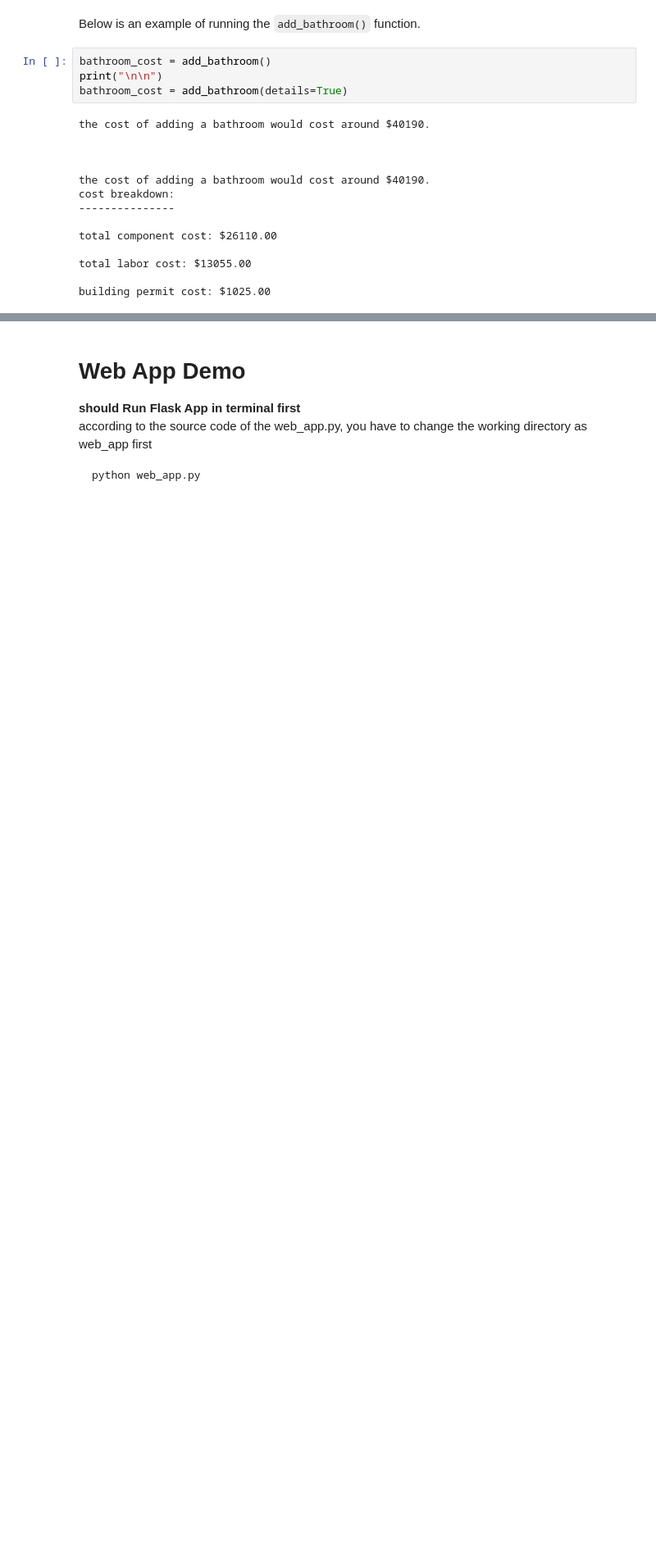
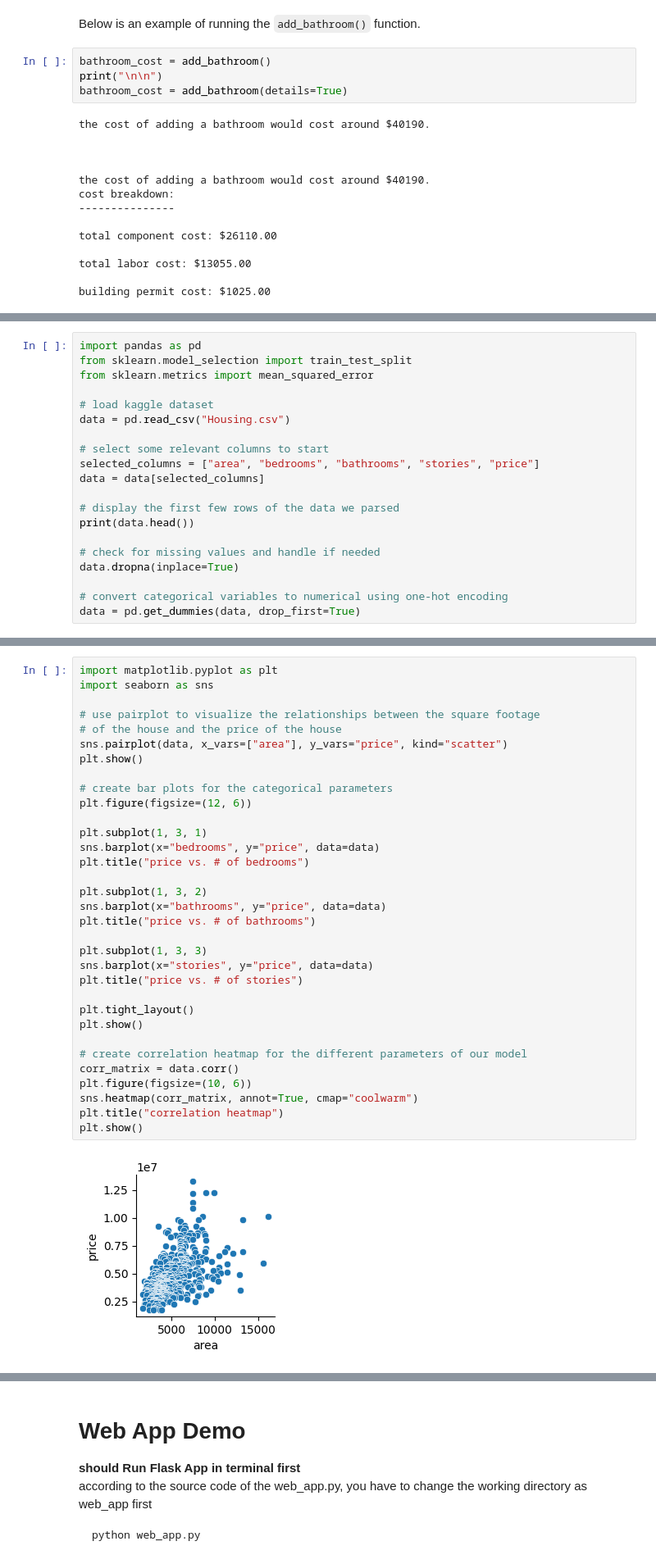
Before and after one commit to liam-hsieh/phys243-project, a Jupyter notebook: project.ipynb, the cells around one changed output, grey strips where cells are left out. Shown at 82% size. Drawn from its saved outputs; the diff is of its cells as text; blank space fills up the shorter version.

Commit message:
notebook: combine ML model stuff from temporary notebook

```diff
--- a/project.ipynb
+++ b/project.ipynb
@@ -279,0 +282,20 @@ building permit cost: $1025.00
+# %%
+import pandas as pd
+from sklearn.model_selection import train_test_split
+from sklearn.metrics import mean_squared_error
+
+# load kaggle dataset
+data = pd.read_csv("Housing.csv")
+
+# select some relevant columns to start
+selected_columns = ["area", "bedrooms", "bathrooms", "stories", "price"]
+data = data[selected_columns]
+
+# display the first few rows of the data we parsed
+print(data.head())
+
+# check for missing values and handle if needed
+data.dropna(inplace=True)
+
+# convert categorical variables to numerical using one-hot encoding
+data = pd.get_dummies(data, drop_first=True)
@@ -279,0 +311,35 @@ building permit cost: $1025.00
+# %%
+import matplotlib.pyplot as plt
+import seaborn as sns
+
+# use pairplot to visualize the relationships between the square footage
+# of the house and the price of the house
+sns.pairplot(data, x_vars=["area"], y_vars="price", kind="scatter")
+plt.show()
+
+# create bar plots for the categorical parameters
+plt.figure(figsize=(12, 6))
+
+plt.subplot(1, 3, 1)
+sns.barplot(x="bedrooms", y="price", data=data)
+plt.title("price vs. # of bedrooms")
+
+plt.subplot(1, 3, 2)
+sns.barplot(x="bathrooms", y="price", data=data)
+plt.title("price vs. # of bathrooms")
+
+plt.subplot(1, 3, 3)
+sns.barplot(x="stories", y="price", data=data)
+plt.title("price vs. # of stories")
+
+plt.tight_layout()
+plt.show()
+
+# create correlation heatmap for the different parameters of our model
+corr_matrix = data.corr()
+plt.figure(figsize=(10, 6))
+sns.heatmap(corr_matrix, annot=True, cmap="coolwarm")
+plt.title("correlation heatmap")
+plt.show()
+# %% [output]
+[figure, added]
```
Also changed, not shown: parts of 7 cells of this notebook.
